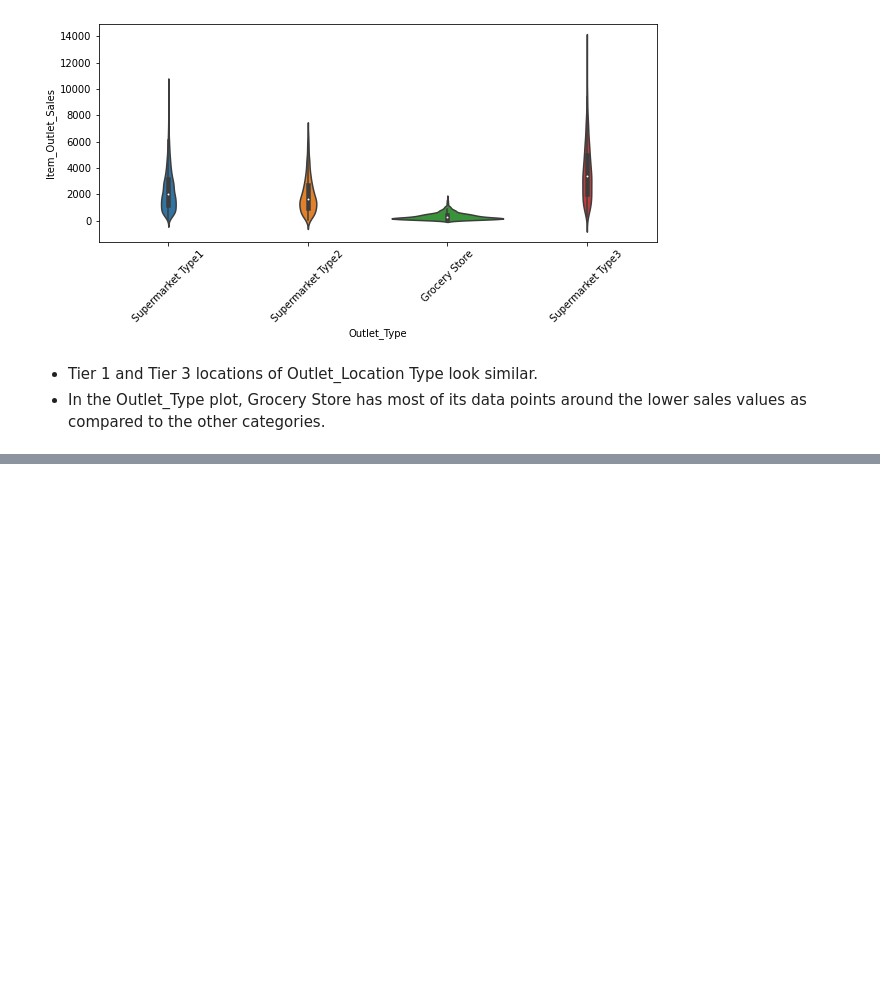
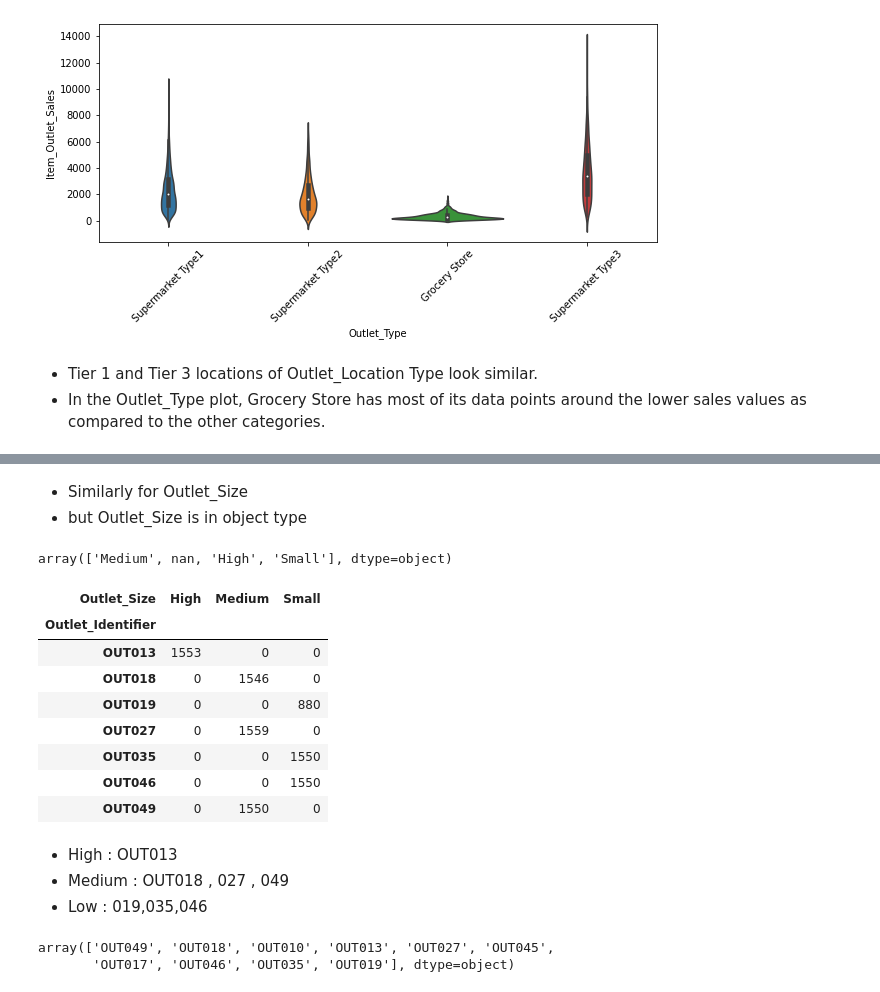
Before and after one commit to sathishrouthu/BigMart-Sales_Prediction, a Jupyter notebook: EDA-BigMart Sales.ipynb, the cells around one changed output, grey strips where cells are left out. Saved outputs shown, nothing was run; the diff lists cells and outputs as text; code cells hidden in the pictures; blank space fills up the shorter version.

```diff
--- a/EDA-BigMart Sales.ipynb
+++ b/EDA-BigMart Sales.ipynb
@@ -238,0 +289,3 @@ plt.xticks(rotation=45)
+# %%
+itemweights = pd.pivot_table(data=data,index=['Item_Identifier'],values="Item_Weight",margins=True)
+itemweights.head()
@@ -238,0 +300,10 @@ plt.xticks(rotation=45)
+# %%
+for identifier in itemweights.index:
+  data.loc[(data['Item_Weight'].isna()) & (data['Item_Identifier']==identifier ),'Item_Weight'] = itemweights.loc[identifier,'Item_Weight']
+# %% [markdown]
+- Similarly for Outlet_Size
+- but Outlet_Size is in object type
+# %%
+data['Outlet_Size'].unique()
+# %% [output]
+array(['Medium', nan, 'High', 'Small'], dtype=object)
@@ -238,0 +312,21 @@ plt.xticks(rotation=45)
+# %%
+pd.crosstab(data['Outlet_Identifier'],data['Outlet_Size'])
+# %% [output]
+| Outlet_Size | High | Medium | Small |
+| Outlet_Identifier |  |  |  |
+| OUT013 | 1553 | 0 | 0 |
+| OUT018 | 0 | 1546 | 0 |
+| OUT019 | 0 | 0 | 880 |
+| OUT027 | 0 | 1559 | 0 |
+| OUT035 | 0 | 0 | 1550 |
+| OUT046 | 0 | 0 | 1550 |
+| OUT049 | 0 | 1550 | 0 |
+# %% [markdown]
+-  High : OUT013
+-  Medium : OUT018 , 027 , 049
+-  Low  : 019,035,046
+# %%
+data['Outlet_Identifier'].unique()
+# %% [output]
+array(['OUT049', 'OUT018', 'OUT010', 'OUT013', 'OUT027', 'OUT045',
+       'OUT017', 'OUT046', 'OUT035', 'OUT019'], dtype=object)
```
Also changed, not shown: parts of 9 cells of this notebook.
